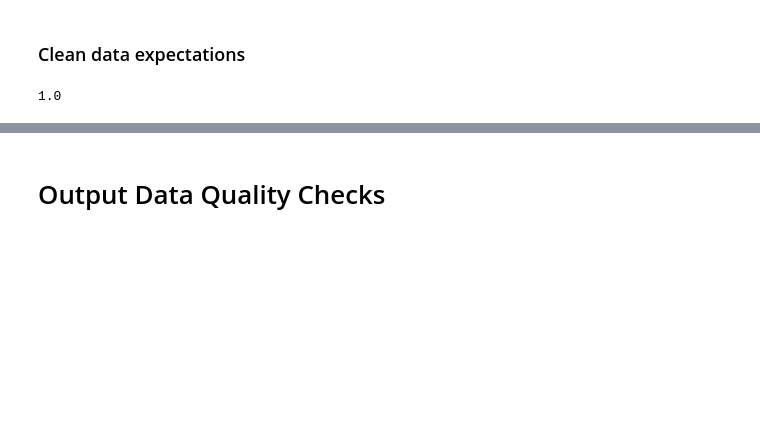
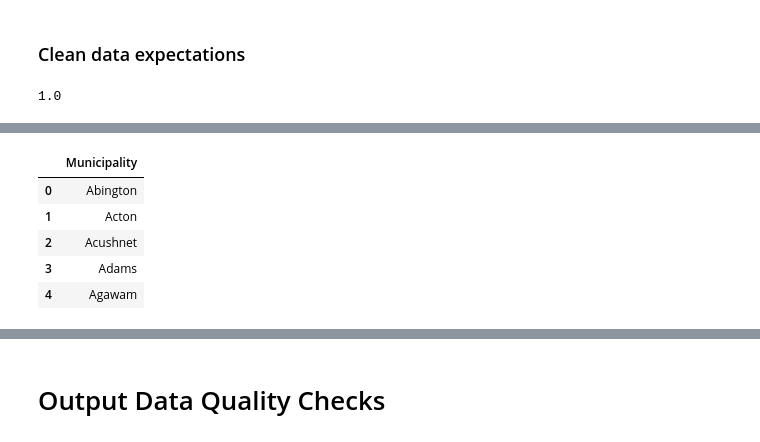
Before and after one commit to massenergize/rad_pipeline, a Jupyter notebook: notebooks/expectations.ipynb, the cells around one changed output, grey strips where cells are left out. Drawn from its saved outputs; the diff is of its cells as text; code cells hidden in the pictures; blank space fills up the shorter version.

```diff
--- a/notebooks/expectations.ipynb
+++ b/notebooks/expectations.ipynb
@@ -1485,0 +1506,9 @@ evs_cleaned.save_expectation_suite("../data/expectations/evs_clean_expectations.
+# %%
+VALID_MUNIS.head()
+# %% [output]
+|  | Municipality |
+| 0 | Abington |
+| 1 | Acton |
+| 2 | Acushnet |
+| 3 | Adams |
+| 4 | Agawam |
```
Also changed, not shown: parts of 87 cells of this notebook, 9 other files.
